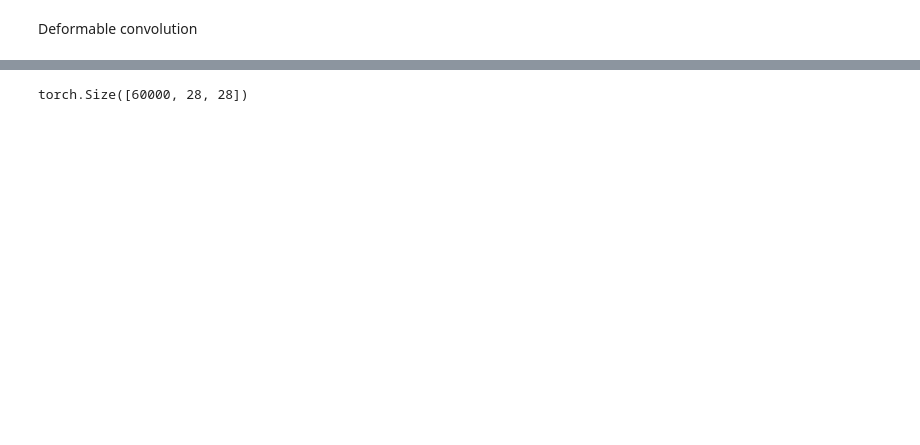
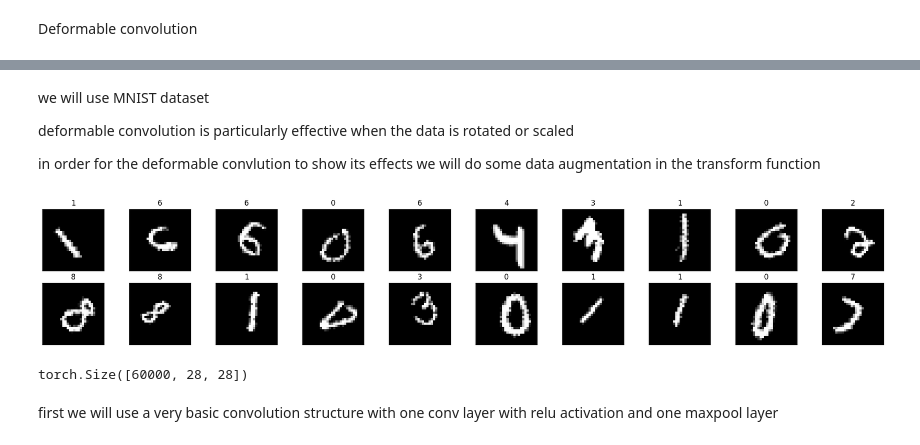
Before and after one commit to theGhozmit/Deep_HW3, a Jupyter notebook: q2.ipynb, the cells around one changed output, grey strips where cells are left out. Cells and saved outputs as stored; diff of their text form; code cells hidden in the pictures; blank space fills up the shorter version.

```diff
--- a/q2.ipynb
+++ b/q2.ipynb
@@ -11,21 +27,43 @@ from tqdm import trange
 import torchvision
 
 device = torch.device("cuda:0" if torch.cuda.is_available() else "cpu")
+# %% [markdown]
+we will use MNIST dataset
+
+deformable convolution is particularly effective when the data is rotated or scaled
+
+in order for the deformable convlution to show its effects we will do some data augmentation in the transform function
 # %%
 transform = transforms.Compose([
     transforms.ToTensor(),
+    transforms.RandomAffine(degrees=45, translate=(0.1, 0.1), scale=(0.6, 1)),
     transforms.Normalize((0.1307,), (0.3081,))
 ])
 
 mnist_train_dataset = datasets.MNIST(root='./data', train=True, download=True, transform=transform)
 mnist_test_dataset = datasets.MNIST(root='./data', train=False, download=True, transform=transform)
 
 train_loader = DataLoader(mnist_train_dataset, batch_size=64, shuffle=True)
 test_loader = DataLoader(mnist_test_dataset, batch_size=64, shuffle=False)
 
+
+dataiter = iter(train_loader)
+images, labels = next(dataiter)
+images = images.numpy()
+
+fig = plt.figure(figsize=(25, 4))
+for idx in np.arange(20):
+    ax = fig.add_subplot(2, 10, idx+1, xticks=[], yticks=[])
+    ax.imshow(np.transpose(images[idx], (1, 2, 0)), cmap='gray')
+    ax.set_title(str(labels[idx].item()))
+
+plt.show()
 print(mnist_train_dataset.data.shape)
 # %% [output]
+[figure, added]
 torch.Size([60000, 28, 28])
+# %% [markdown]
+first we will use a very basic convolution structure with one conv layer with relu activation and one maxpool layer
 # %%
 class reg_conv_model(nn.Module):
     def __init__(self, in_channels, out_channels, kernel_size, stride=1, padding=1, dilation=1, bias=True):
```
Also changed, not shown: parts of 10 cells of this notebook.
